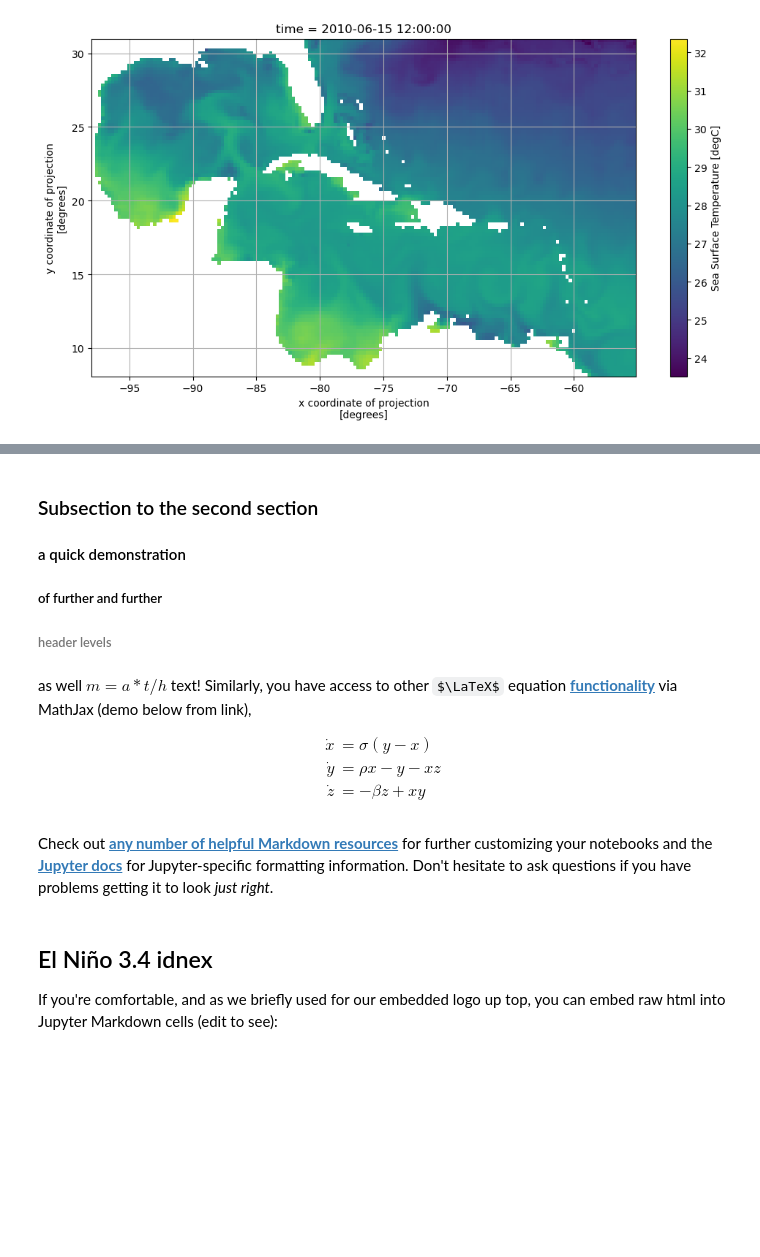
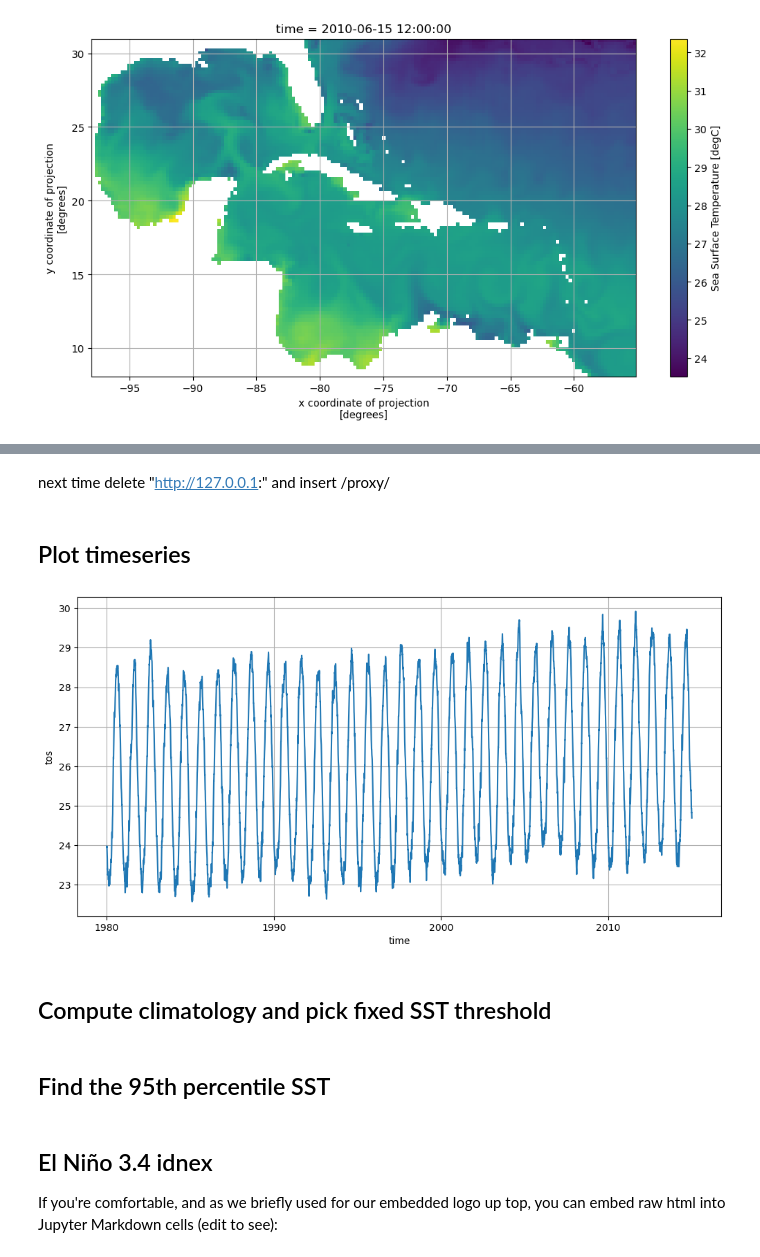
Before and after one commit to ProjectPythia/CFC-extreme-weather-cookbook, a Jupyter notebook: cfc-ocean.ipynb, the cells around one changed output, grey strips where cells are left out. Drawn from its saved outputs; the diff is of its cells as text; code cells hidden in the pictures; some formulas as TeX source; blank space fills up the shorter version.

Commit message:
made timeseries, kernel keeps dying when trying to run climatology cell

```diff
--- a/cfc-ocean.ipynb
+++ b/cfc-ocean.ipynb
@@ -386,3 +352,3 @@ plt.tight_layout();
 # %%
-csst.coords
+csst.load()
 # %% [output]
@@ -416,18 +372,11 @@ Here we can move on to our second objective, and we can demonstrate
-# %% [markdown]
-### Subsection to the second section
-
-#### a quick demonstration
-
-##### of further and further
-
-###### header levels
-# %% [markdown]
-as well $m = a * t / h$ text! Similarly, you have access to other $\LaTeX$ equation [**functionality**](https://jupyter-notebook.readthedocs.io/en/stable/examples/Notebook/Typesetting%20Equations.html) via MathJax (demo below from link),
-
-\begin{align}
-\dot{x} & = \sigma(y-x) \\
-\dot{y} & = \rho x - y - xz \\
-\dot{z} & = -\beta z + xy
-\end{align}
-# %% [markdown]
-Check out [**any number of helpful Markdown resources**](https://www.markdownguide.org/basic-syntax/) for further customizing your notebooks and the [**Jupyter docs**](https://jupyter-notebook.readthedocs.io/en/stable/examples/Notebook/Working%20With%20Markdown%20Cells.html) for Jupyter-specific formatting information. Don't hesitate to ask questions if you have problems getting it to look *just right*.
+# %% [markdown]
+next time delete "http://127.0.0.1:" and insert /proxy/
+# %% [markdown]
+## Plot timeseries
+# %%
+csst.mean(['x', 'y']).plot()
+plt.grid();
+# %% [output]
+[figure, added]
+# %% [markdown]
+## Compute climatology and pick fixed SST threshold
@@ -433,0 +386,2 @@ Check out [**any number of helpful Markdown resources**](https://www.markdowngui
+# %% [markdown]
+## Find the 95th percentile SST
```
Also changed, not shown: parts of 22 cells of this notebook.
